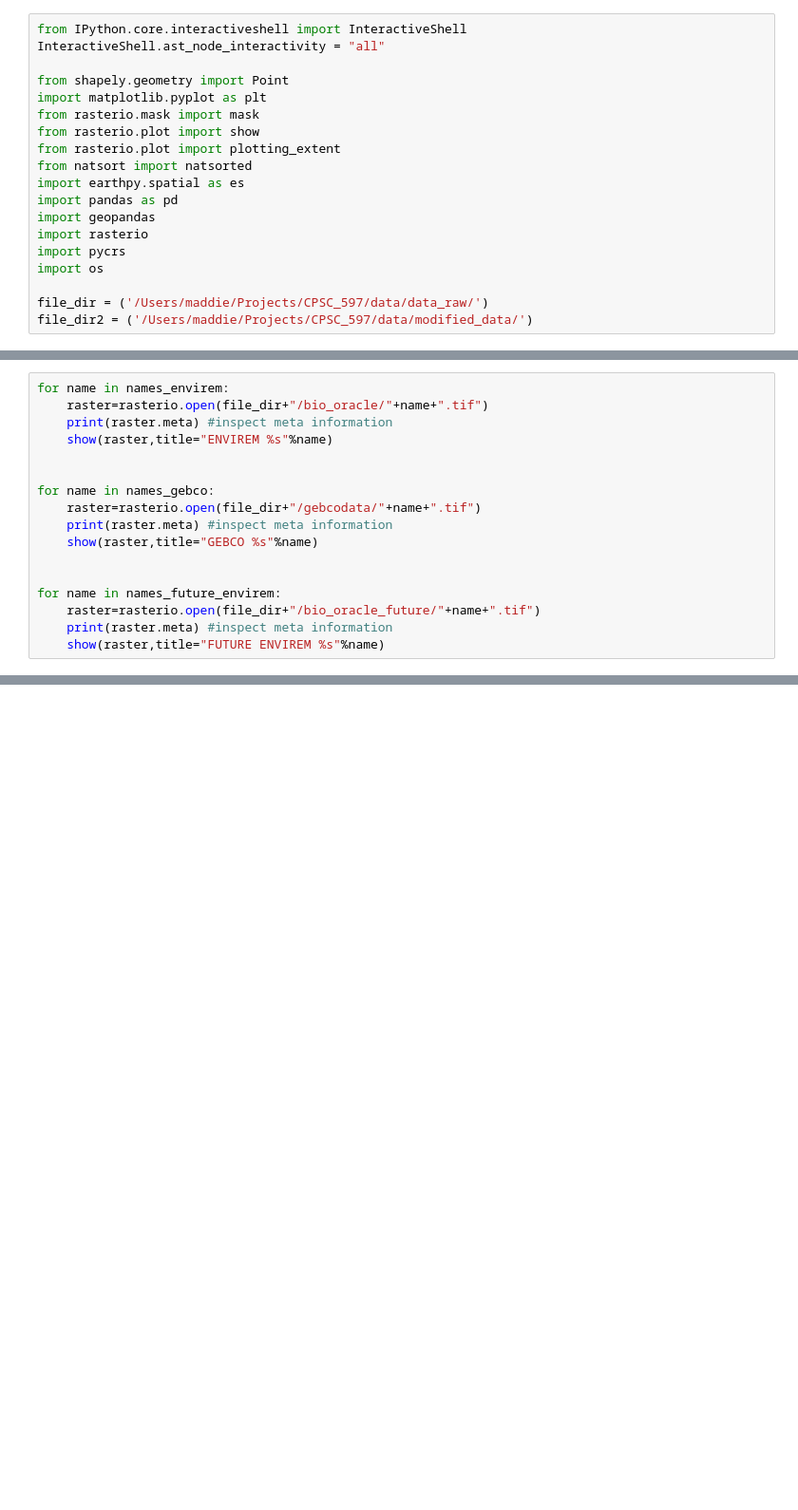
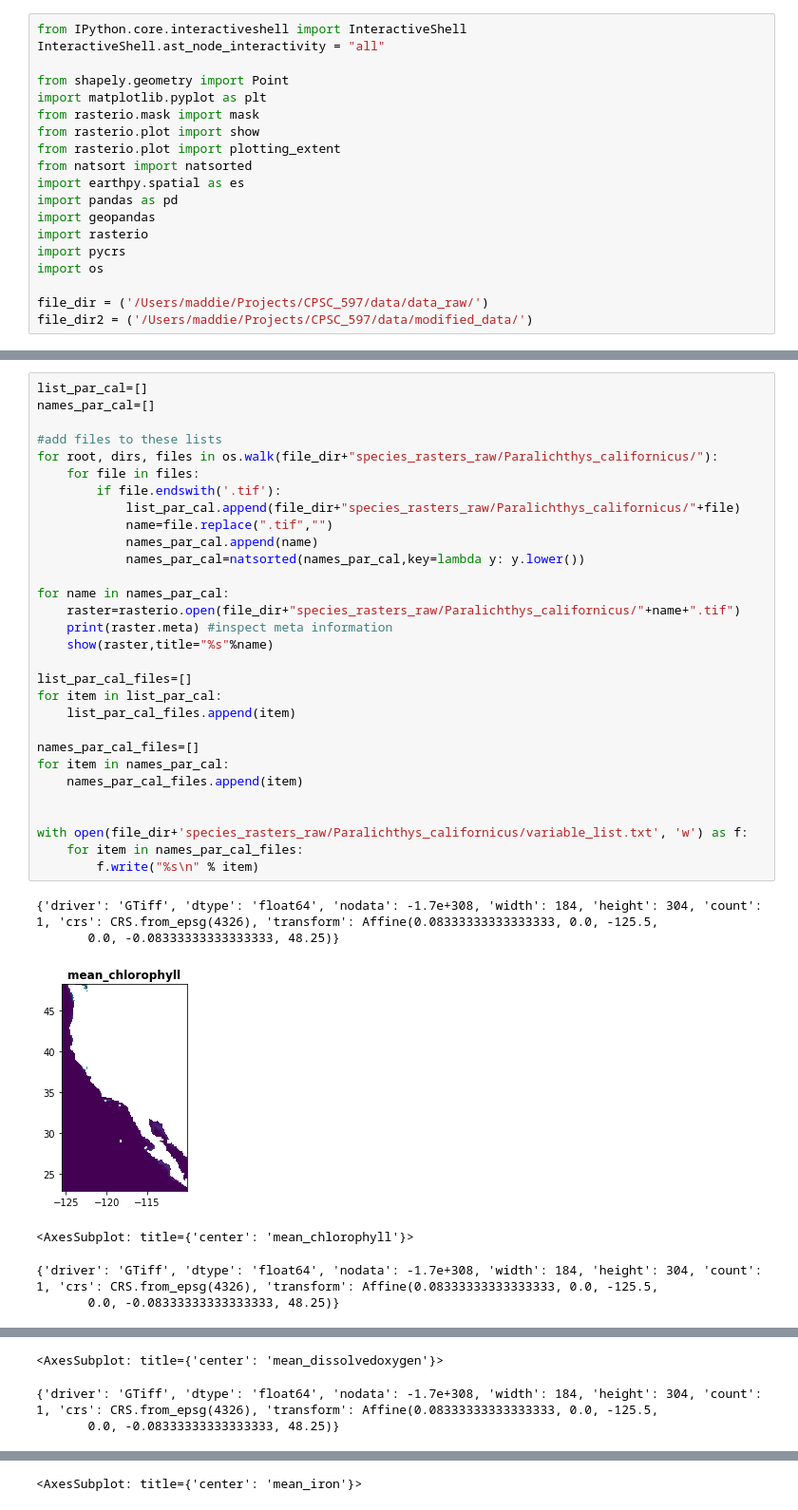
Before and after one commit to maddie-aos/CPSC_597, a Jupyter notebook: supplemental_code/enviro_raster_generation.ipynb, the cells around one changed output, grey strips where cells are left out. Shown at 95% size. Cells and saved outputs as stored; diff of their text form; blank space fills up the shorter version.

```diff
--- a/supplemental_code/enviro_raster_generation.ipynb
+++ b/supplemental_code/enviro_raster_generation.ipynb
@@ -60,17 +19,0 @@ for root, dirs, files in os.walk(file_dir+"/bio_oracle_future/"):
-# %%
-for name in names_envirem:
-    raster=rasterio.open(file_dir+"/bio_oracle/"+name+".tif")
-    print(raster.meta) #inspect meta information
-    show(raster,title="ENVIREM %s"%name)
-
-
-for name in names_gebco:
-    raster=rasterio.open(file_dir+"/gebcodata/"+name+".tif")
-    print(raster.meta) #inspect meta information
-    show(raster,title="GEBCO %s"%name)
-
-
-for name in names_future_envirem:
-    raster=rasterio.open(file_dir+"/bio_oracle_future/"+name+".tif")
-    print(raster.meta) #inspect meta information
-    show(raster,title="FUTURE ENVIREM %s"%name)
@@ -156,0 +104,37 @@ es.stack(list_envirem_bioclim_future_files, file_dir2+'/stacked_bio_oracle_futur
+# %%
+list_par_cal=[]
+names_par_cal=[]
+
+#add files to these lists
+for root, dirs, files in os.walk(file_dir+"species_rasters_raw/Paralichthys_californicus/"):
+    for file in files:
+        if file.endswith('.tif'):
+            list_par_cal.append(file_dir+"species_rasters_raw/Paralichthys_californicus/"+file)
+            name=file.replace(".tif","")
+            names_par_cal.append(name)
+            names_par_cal=natsorted(names_par_cal,key=lambda y: y.lower())
+
+for name in names_par_cal:
+    raster=rasterio.open(file_dir+"species_rasters_raw/Paralichthys_californicus/"+name+".tif")
+    print(raster.meta) #inspect meta information
+    show(raster,title="%s"%name)
+
+list_par_cal_files=[]
+for item in list_par_cal:
+    list_par_cal_files.append(item)
+
+names_par_cal_files=[]
+for item in names_par_cal:
+    names_par_cal_files.append(item)
+
+
+with open(file_dir+'species_rasters_raw/Paralichthys_californicus/variable_list.txt', 'w') as f:
+    for item in names_par_cal_files:
+        f.write("%s\n" % item)
+# %% [output]
+{'driver': 'GTiff', 'dtype': 'float64', 'nodata': -1.7e+308, 'width': 184, 'height': 304, 'count': 1, 'crs': CRS.from_epsg(4326), 'transform': Affine(0.08333333333333333, 0.0, -125.5,
+       0.0, -0.08333333333333333, 48.25)}
+[figure, added]
+<AxesSubplot: title={'center': 'mean_chlorophyll'}>
+{'driver': 'GTiff', 'dtype': 'float64', 'nodata': -1.7e+308, 'width': 184, 'height': 304, 'count': 1, 'crs': CRS.from_epsg(4326), 'transform': Affine(0.08333333333333333, 0.0, -125.5,
+       0.0, -0.08333333333333333, 48.25)}
@@ -156,0 +142,3 @@ es.stack(list_envirem_bioclim_future_files, file_dir2+'/stacked_bio_oracle_futur
+<AxesSubplot: title={'center': 'mean_dissolvedoxygen'}>
+{'driver': 'GTiff', 'dtype': 'float64', 'nodata': -1.7e+308, 'width': 184, 'height': 304, 'count': 1, 'crs': CRS.from_epsg(4326), 'transform': Affine(0.08333333333333333, 0.0, -125.5,
+       0.0, -0.08333333333333333, 48.25)}
@@ -156,0 +146 @@ es.stack(list_envirem_bioclim_future_files, file_dir2+'/stacked_bio_oracle_futur
+<AxesSubplot: title={'center': 'mean_iron'}>
```
Also changed, not shown: parts of 17 cells of this notebook, 44 other files.
